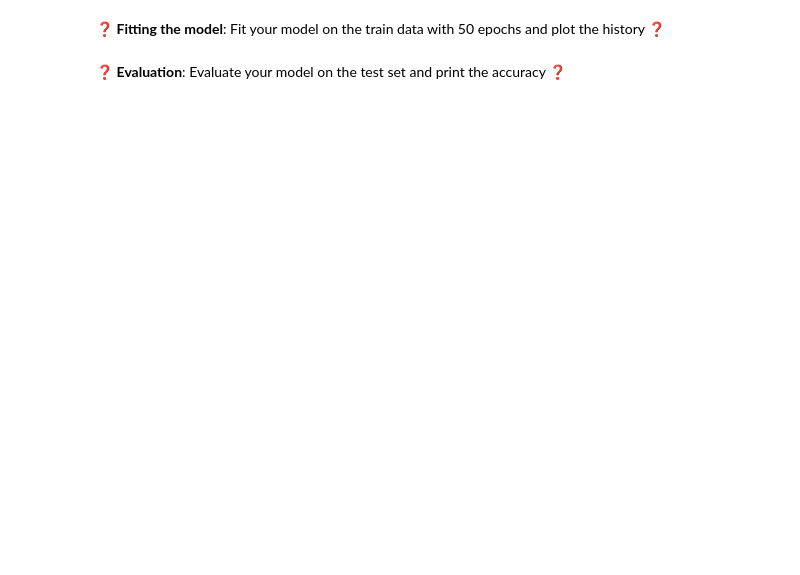
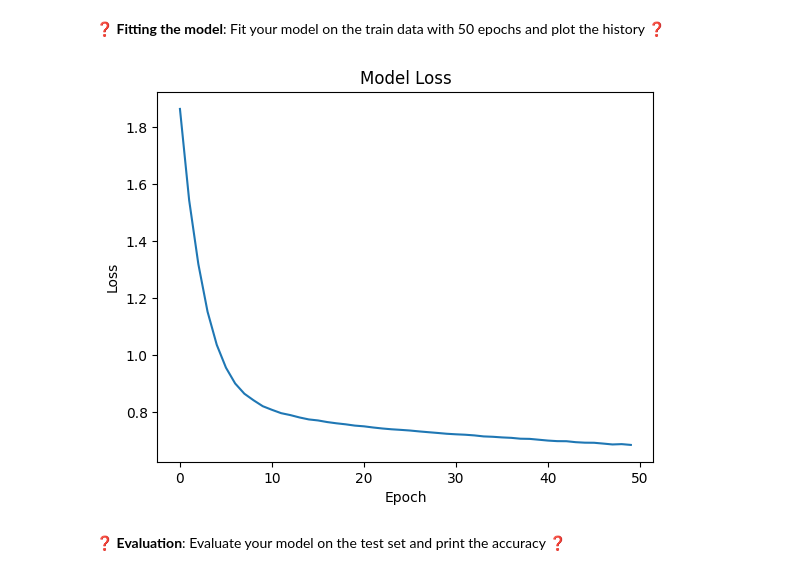
Before and after one commit to multiyumz/data-science-challenges, a Jupyter notebook: data-multiclass-classification/multiclass_classification.ipynb, the cells around one changed output. Saved outputs shown, nothing was run; the diff lists cells and outputs as text; code cells hidden in the pictures; blank space fills up the shorter version.

```diff
--- a/data-multiclass-classification/multiclass_classification.ipynb
+++ b/data-multiclass-classification/multiclass_classification.ipynb
@@ -179,0 +182,4 @@ In Deep Learning, as in any Machine Learning algorithm, your numerical features
+# %%
+s_scaler = StandardScaler()
+# %%
+X_train = s_scaler.fit_transform(X_train)
@@ -193,7 +203,9 @@ def initialize_model():
     #  1 - Model architecture   #
     #############################
 
-    pass  # YOUR CODE HERE
+    model = models.Sequential()
+    model.add(layers.Dense(50, input_dim=8, activation='relu'))
+    model.add(layers.Dense(7, activation='softmax'))
 
     #############################
     #  2 - Optimization Method  #
@@ -217,2 +241,20 @@ model = initialize_model()
+# %%
+model = initialize_model()
+
+history = model.fit(X_train,y_train,
+         epochs=50,
+         batch_size=16,
+         verbose=0)
+# %%
+def plot_history(history):
+    plt.plot(history.history['loss'])
+    plt.title("Model Loss")
+    plt.ylabel("Loss")
+    plt.xlabel("Epoch")
+    plt.show()
+
+plot_history(history)
+# %% [output]
+[figure, added]
 # %% [markdown]
 ❓ **Evaluation**:  Evaluate your model on the test set and print the accuracy ❓
```
Also changed, not shown: parts of 24 cells of this notebook, 3 other files.
